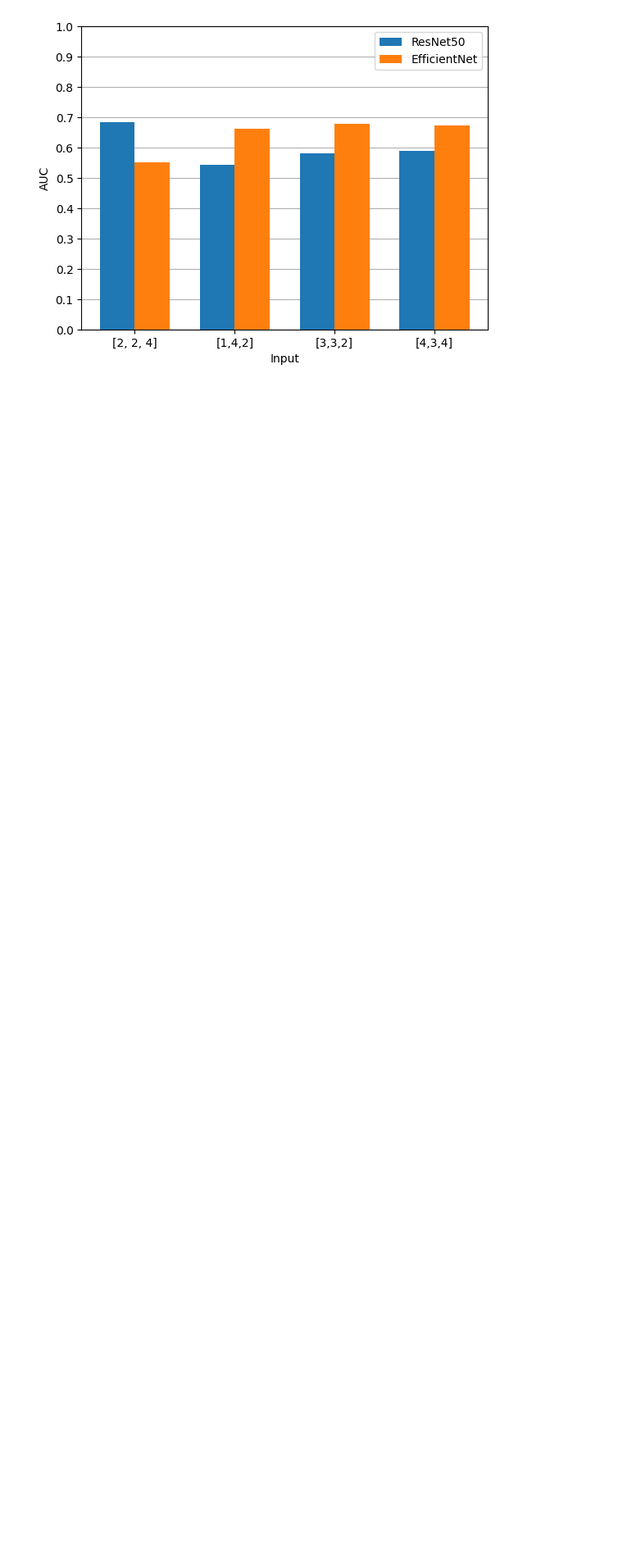
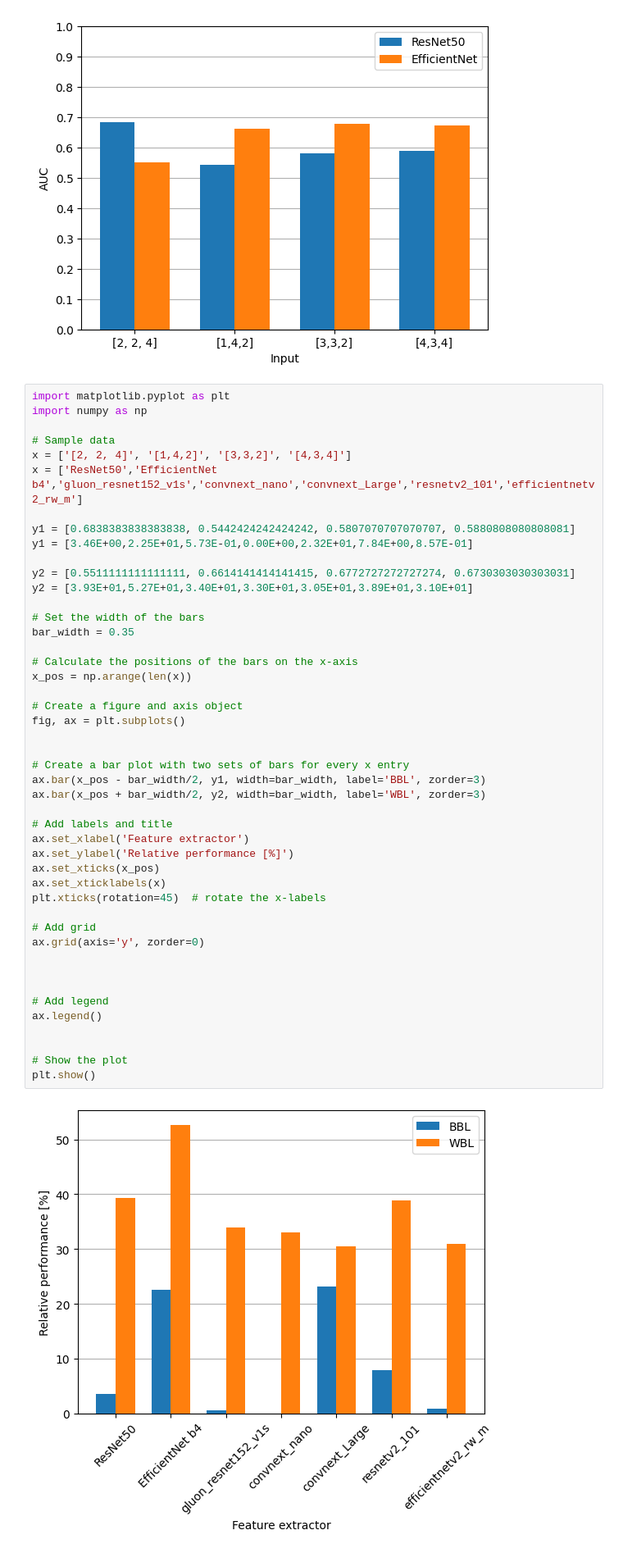
Before and after one commit to svenbbsp/BEP_sbierenbroodspot_1334859, a Jupyter notebook: Technical_research/plotting.ipynb, the cells around one changed output. Shown at 82% size. Drawn from its saved outputs; the diff is of its cells as text; blank space fills up the shorter version.

```diff
--- a/Technical_research/plotting.ipynb
+++ b/Technical_research/plotting.ipynb
@@ -173,3 +173,51 @@ ax.legend()
 plt.show()
 # %% [output]
 [figure]
+# %%
+import matplotlib.pyplot as plt
+import numpy as np
+
+# Sample data
+x = ['[2, 2, 4]', '[1,4,2]', '[3,3,2]', '[4,3,4]']
+x = ['ResNet50','EfficientNet b4','gluon_resnet152_v1s','convnext_nano','convnext_Large','resnetv2_101','efficientnetv2_rw_m']
+
+y1 = [0.6838383838383838, 0.5442424242424242, 0.5807070707070707, 0.5880808080808081]
+y1 = [3.46E+00,2.25E+01,5.73E-01,0.00E+00,2.32E+01,7.84E+00,8.57E-01]
+
+y2 = [0.5511111111111111, 0.6614141414141415, 0.6772727272727274, 0.6730303030303031]
+y2 = [3.93E+01,5.27E+01,3.40E+01,3.30E+01,3.05E+01,3.89E+01,3.10E+01]
+
+# Set the width of the bars
+bar_width = 0.35
+
+# Calculate the positions of the bars on the x-axis
+x_pos = np.arange(len(x))
+
+# Create a figure and axis object
+fig, ax = plt.subplots()
+
+
+# Create a bar plot with two sets of bars for every x entry
+ax.bar(x_pos - bar_width/2, y1, width=bar_width, label='BBL', zorder=3)
+ax.bar(x_pos + bar_width/2, y2, width=bar_width, label='WBL', zorder=3)
+
+# Add labels and title
+ax.set_xlabel('Feature extractor')
+ax.set_ylabel('Relative performance [%]')
+ax.set_xticks(x_pos)
+ax.set_xticklabels(x)
+plt.xticks(rotation=45)  # rotate the x-labels
+
+# Add grid
+ax.grid(axis='y', zorder=0)
+
+
+
+# Add legend
+ax.legend()
+
+
+# Show the plot
+plt.show()
+# %% [output]
+[figure, added]
```
Also changed, not shown: 13 other files.
